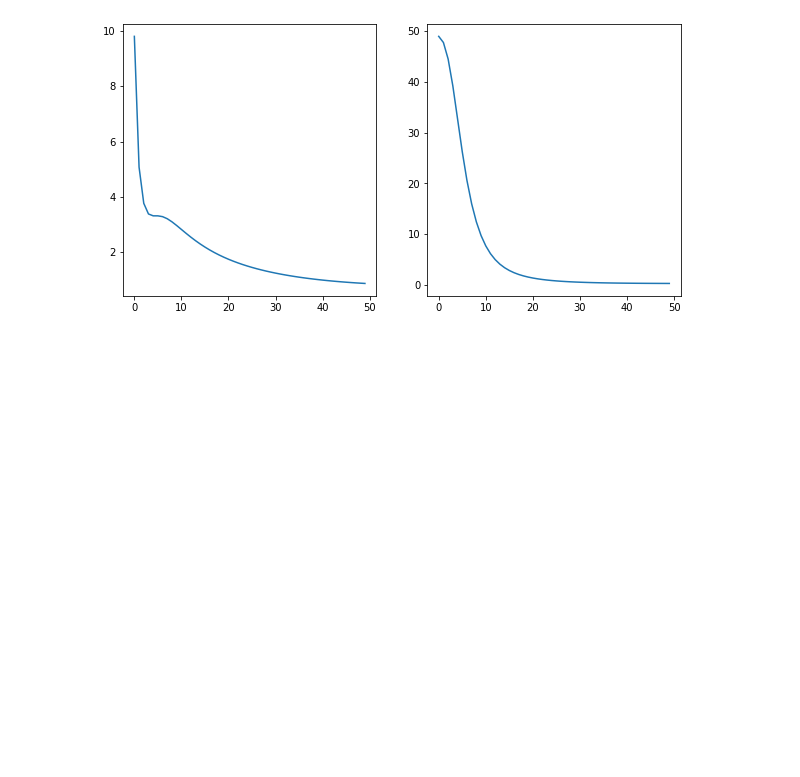
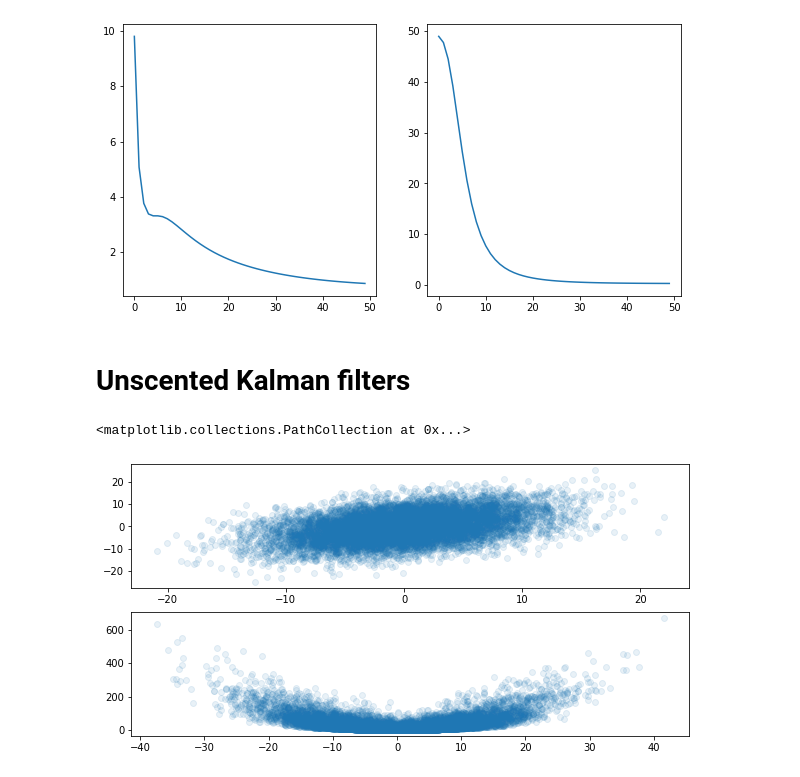
Before and after one commit to danhojin/ml-notes, a Jupyter notebook: hellos/filterpy2.ipynb, the cells around one changed output. Cells and saved outputs as stored; diff of their text form; code cells hidden in the pictures; blank space fills up the shorter version.

Commit message:
unscented kalman filter, start reading

```diff
--- a/hellos/filterpy2.ipynb
+++ b/hellos/filterpy2.ipynb
@@ -167,3 +167,24 @@ axs[1].plot(cov1[:, 1])
 # %% [output]
 [<matplotlib.lines.Line2D at 0x...>]
 [figure]
+# %% [markdown]
+# Unscented Kalman filters
+# %%
+import numpy as np
+
+mean = (0.0, 0.0)
+cov = np.array([[32.0, 15.0], [15.0, 40.0]])
+xs, ys = np.random.multivariate_normal(mean=mean, cov=cov, size=10000).T
+# %%
+fxs, fys = xs + ys, 0.1 * xs**2 + ys**2
+# %%
+import matplotlib.pyplot as plt
+%matplotlib inline
+
+fig, axs = plt.subplots(2, 1, figsize=(10, 5))
+
+axs[0].scatter(xs, ys, alpha=0.1)
+axs[1].scatter(fxs, fys, alpha=0.1)
+# %% [output]
+<matplotlib.collections.PathCollection at 0x...>
+[figure, added]
```
